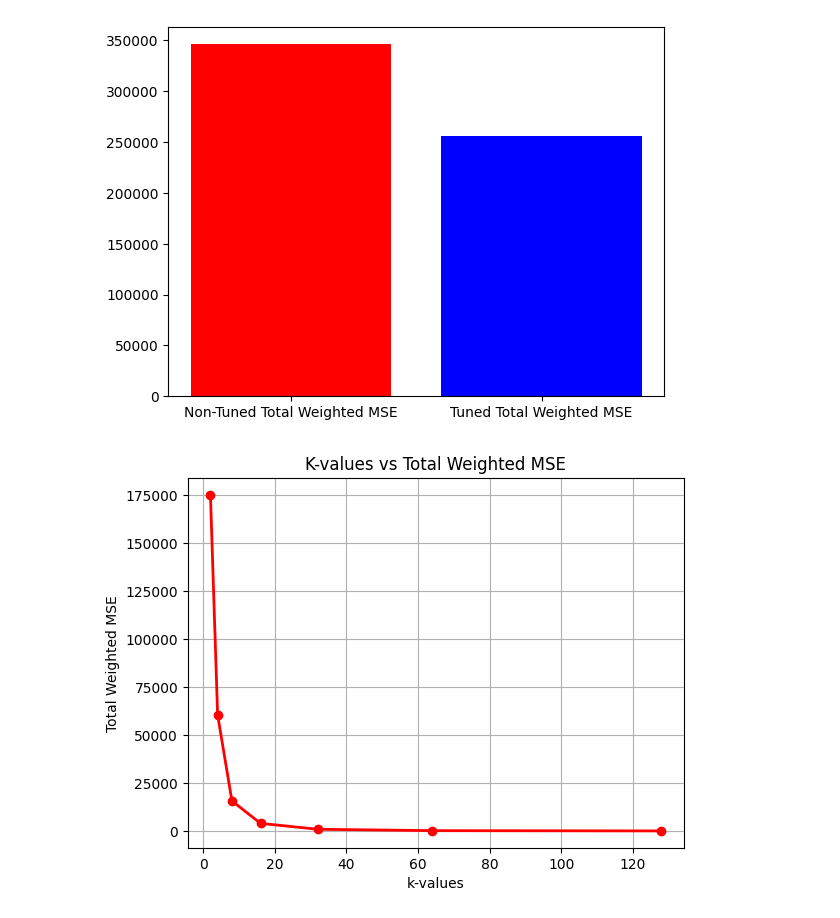
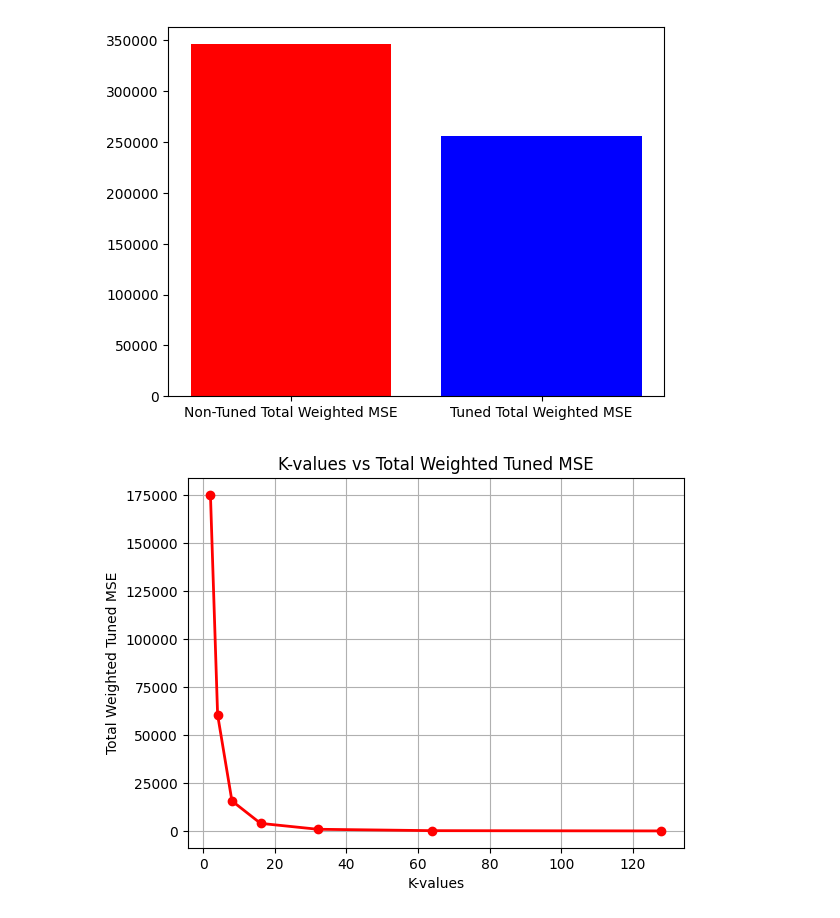
Before and after one commit to tpenanen/Laptop-Price-Project, a Jupyter notebook: Clustering_(With_Pipeline).ipynb, the cells around one changed output. Cells and saved outputs as stored; diff of their text form; code cells hidden in the pictures.

Commit message:
Clarified a few things in the graph.

```diff
--- a/Clustering_(With_Pipeline).ipynb
+++ b/Clustering_(With_Pipeline).ipynb
@@ -545,9 +545,9 @@ plt.bar(x_values, y_values, color = ['red', 'blue'])
 # %%
 k_values = [2, 4, 8, 16, 32, 64, 128]
 plt.plot(k_values, total_weighted_mse_tuned, 'ro-', linewidth=2)
-plt.title('K-values vs Total Weighted MSE');
-plt.xlabel('k-values')
-plt.ylabel('Total Weighted MSE')
+plt.title('K-values vs Total Weighted Tuned MSE');
+plt.xlabel('K-values')
+plt.ylabel('Total Weighted Tuned MSE')
 plt.grid(True)
 # %% [output]
-[figure, old version]
+[figure, new version]
```
